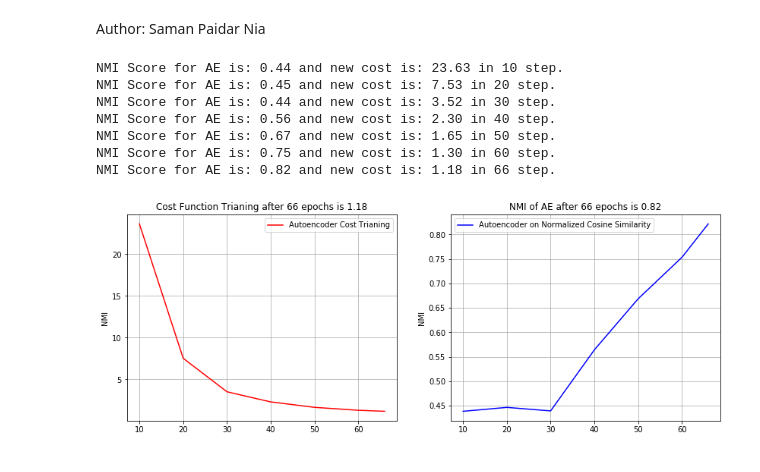
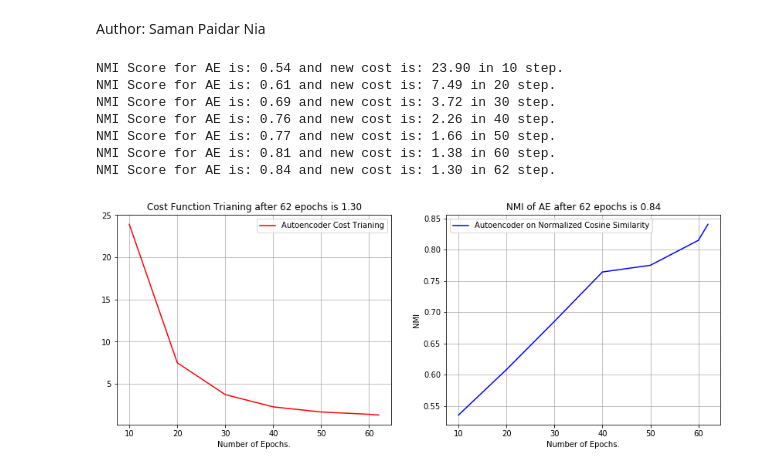
Before and after one commit to saman-nia/Deep-Neural-Networks-for-Clustering, a Jupyter notebook: Autoencoder on the 20 newsgroups text dataset/First scenario/3_News_Groups.ipynb, the cells around one changed output. Saved outputs shown, nothing was run; the diff lists cells and outputs as text; code cells hidden in the pictures.

```diff
--- a/Autoencoder on the 20 newsgroups text dataset/First scenario/3_News_Groups.ipynb
+++ b/Autoencoder on the 20 newsgroups text dataset/First scenario/3_News_Groups.ipynb
@@ -130,22 +120,32 @@ elif n_input >= 256:
     Nn = int(512)
 # %%
 n_hidden_1 = int(Nn/2) #-------------------- The autoencoder hidden layer 1.
-n_code = str(int(n_hidden_1/2)) #----------- The number of output dimension value.
+n_hidden_2 = int(n_hidden_1/2) #------------ The autoencoder hidden layer 2.
+n_hidden_3 = int(n_hidden_2/2) #------------ The autoencoder hidden layer 3.
+n_code = str(int(n_hidden_3/2)) #----------- The number of output dimension value.
 # %%
 def encoder(x, n_code, phase_train):
     with tf.variable_scope("encoder"):
         with tf.variable_scope("hidden_1"):
             hidden_1 = layer(x, [n_input, n_hidden_1], [n_hidden_1], phase_train)
+        with tf.variable_scope("hidden_2"):
+            hidden_2 = layer(hidden_1, [n_hidden_1, n_hidden_2], [n_hidden_2], phase_train)
+        with tf.variable_scope("hidden_3"):
+            hidden_3 = layer(hidden_2, [n_hidden_2, n_hidden_3], [n_hidden_3], phase_train)
         with tf.variable_scope("code"):
-            code = layer(hidden_1, [n_hidden_1, n_code], [n_code], phase_train)
+            code = layer(hidden_3, [n_hidden_3, n_code], [n_code], phase_train)
     return code
 # %%
 def decoder(code, n_code, phase_train):
     with tf.variable_scope("decoder"):
         with tf.variable_scope("hidden_1"):
-            hidden_1 = layer(code, [n_code, n_hidden_1], [n_hidden_1], phase_train)
+            hidden_1 = layer(code, [n_code, n_hidden_3], [n_hidden_3], phase_train)
+        with tf.variable_scope("hidden_2"):
+            hidden_2 = layer(hidden_1, [n_hidden_3, n_hidden_2], [n_hidden_2], phase_train)
+        with tf.variable_scope("hidden_3"):
+            hidden_3 = layer(hidden_2, [n_hidden_2, n_hidden_1], [n_hidden_1], phase_train)
         with tf.variable_scope("output"):
-            output = layer(hidden_1, [n_hidden_1, n_input], [n_input], phase_train)
+            output = layer(hidden_3, [n_hidden_1, n_input], [n_input], phase_train)
     return output
 # %%
 def layer_batch_norm(x, n_out, phase_train):
@@ -220,7 +220,7 @@ with tf.Graph().as_default():
 # Training cycle
 epoch = 0
 first_pass = True
-while first_pass or new_cost > stop_learning:
+while first_pass or new_cost >= stop_learning:
     first_pass = False
     # Fit training with Backpropagation using batch data.
     for i in range(n_backpro):
@@ -246,28 +246,29 @@ while first_pass or new_cost > stop_learning:
         print("NMI Score for AE is: {:0.2f} and new cost is: {:0.2f} in {:d} step. "
               .format(ae_nmi, new_cost, epoch))
 # %% [output]
-NMI Score for AE is: 0.44 and new cost is: 23.63 in 10 step.
-NMI Score for AE is: 0.45 and new cost is: 7.53 in 20 step.
-NMI Score for AE is: 0.44 and new cost is: 3.52 in 30 step.
-NMI Score for AE is: 0.56 and new cost is: 2.30 in 40 step.
-NMI Score for AE is: 0.67 and new cost is: 1.65 in 50 step.
-NMI Score for AE is: 0.75 and new cost is: 1.30 in 60 step.
-NMI Score for AE is: 0.82 and new cost is: 1.18 in 66 step.
+NMI Score for AE is: 0.54 and new cost is: 23.90 in 10 step.
+NMI Score for AE is: 0.61 and new cost is: 7.49 in 20 step.
+NMI Score for AE is: 0.69 and new cost is: 3.72 in 30 step.
+NMI Score for AE is: 0.76 and new cost is: 2.26 in 40 step.
+NMI Score for AE is: 0.77 and new cost is: 1.66 in 50 step.
+NMI Score for AE is: 0.81 and new cost is: 1.38 in 60 step.
+NMI Score for AE is: 0.84 and new cost is: 1.30 in 62 step.
 # %%
 warnings.filterwarnings('ignore')
 plt.figure(figsize=(14, 5))
 plt.subplot(1,2,1)
 plt.errorbar(steps, loss_cost, label='Autoencoder Cost Trianing', color='r')
-plt.ylabel('NMI')
+plt.xlabel('Number of Epochs.')
 plt.grid()
 plt.title(('Cost Function Trianing after {:d} epochs is {:0.2f}').format(epoch, new_cost))
 plt.legend(loc='best')
 plt.subplot(1,2,2)
 plt.errorbar(steps, results, label='Autoencoder on Normalized Cosine Similarity', color='b')
+plt.xlabel('Number of Epochs.')
 plt.ylabel('NMI')
 plt.grid()
 plt.title(('NMI of AE after {:d} epochs is {:0.2f}').format(epoch, ae_nmi))
 plt.legend(loc='best')
 plt.show()
 # %% [output]
-[figure, old version]
+[figure, new version]
```
Also changed, not shown: parts of 3 cells of this notebook.
